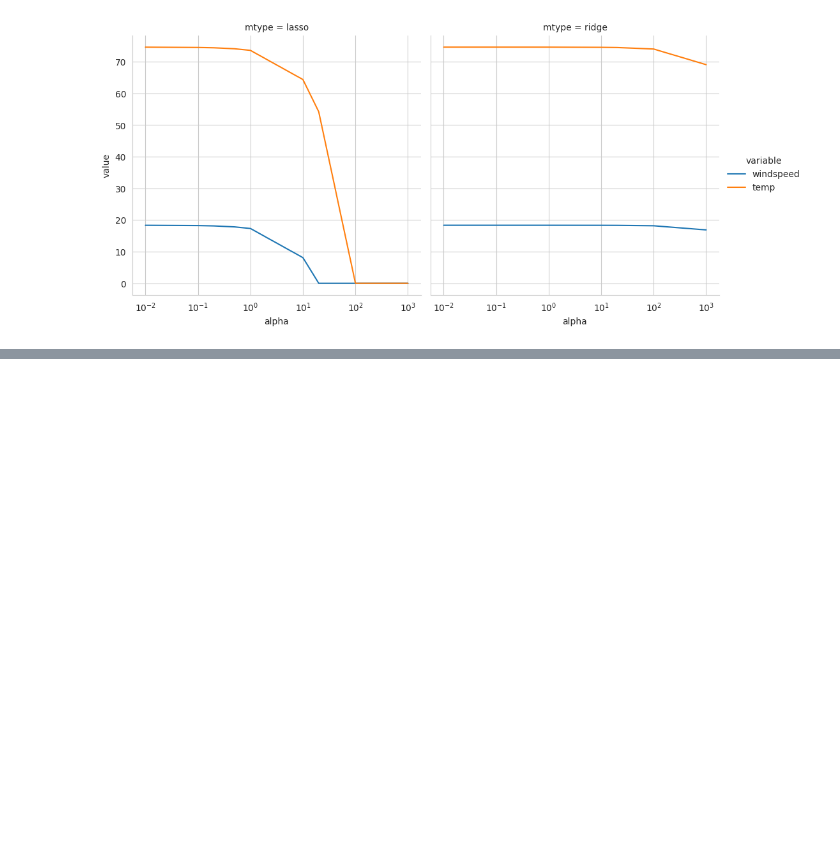
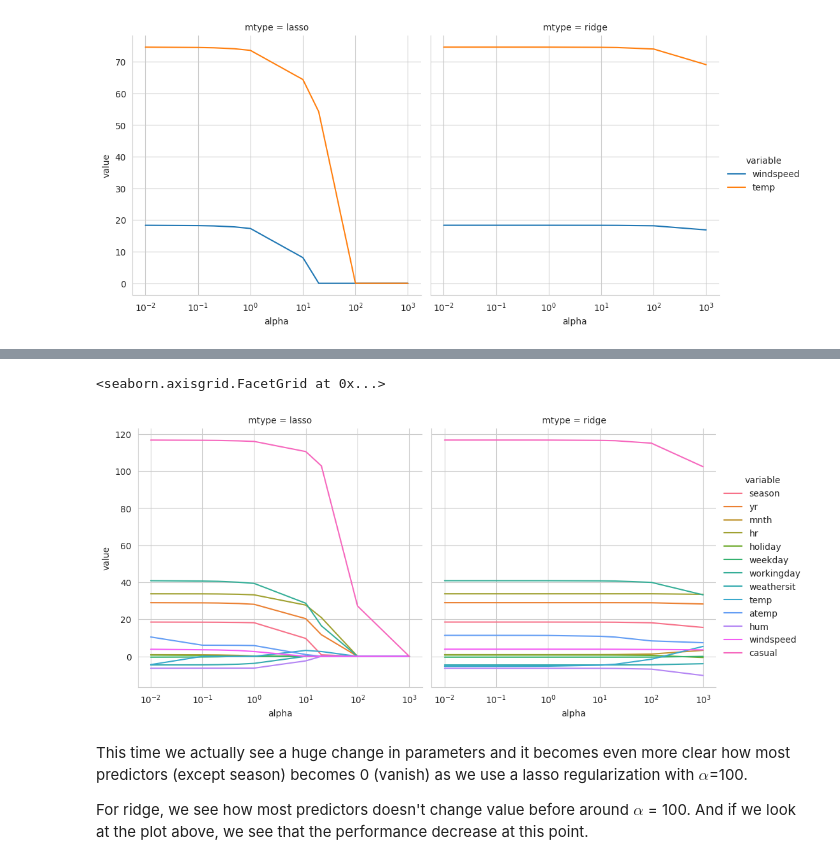
Before and after one commit to laurawpaaby/DataSci-AU-24, a Jupyter notebook: nbs/class_03/exercise_ANSWER.ipynb, the cells around one changed output, grey strips where cells are left out. Cells and saved outputs as stored; diff of their text form; code cells hidden in the pictures; blank space fills up the shorter version.

```diff
--- a/nbs/class_03/exercise_ANSWER.ipynb
+++ b/nbs/class_03/exercise_ANSWER.ipynb
@@ -248,0 +353,3 @@ grid.set(xscale="log")
+# %%
+models = {} # storing fitted models in the next chunk
+models['linear-0.0'] = reg
@@ -248,0 +358,16 @@ grid.set(xscale="log")
+# %%
+for alpha in [0.01, 0.1, 0.2, 0.5, 1.0, 20.0, 10.0, 100.0, 1000.0]:
+    for est in [Lasso, Ridge]:
+        if est == Lasso:
+            id = 'lasso'
+        else:
+            id = 'ridge'
+        reg = est(alpha=alpha).fit(X_train, y_train)
+        models[f'{id}-{alpha}'] = reg
+        for x,y,nsplit in zip([X_train, X_val, X_test],
+                            [y_train, y_val, y_test],
+                            ['train', 'val', 'test']):
+            evaluate(model=reg,
+                    X=x, y=y,
+                    nsplit=nsplit,
+                    model_name=f'linear-{id}-alpha-{alpha}')
@@ -248,0 +386,18 @@ grid.set(xscale="log")
+# %%
+coefs = pd.DataFrame(np.vstack([v.coef_.round(4) for v in models.values()]),
+                     columns=X.iloc[:,:13].columns) # update so all predictors are included
+coefs['mtype'] = [k.split('-')[0] for k in models.keys()]
+coefs['alpha'] = [float(k.split('-')[1]) for k in models.keys()]
+coefs = pd.melt(coefs, id_vars=['mtype', 'alpha'])# turning data into long format
+# %%
+grid = sns.relplot(data=coefs[coefs['mtype']!='linear'],
+                   x='alpha', y='value',
+                   hue='variable', col='mtype', kind='line')
+grid.set(xscale="log")
+# %% [output]
+<seaborn.axisgrid.FacetGrid at 0x...>
+[figure, added]
+# %% [markdown]
+ This time we actually see a huge change in parameters and it becomes even more clear how most predictors (except season) becomes 0 (vanish) as we use a lasso regularization with $\alpha$=100.
+
+ For ridge, we see how most predictors doesn't change value before around $\alpha$ = 100. And if we look at the plot above, we see that the performance decrease at this point.
```
Also changed, not shown: parts of 17 cells of this notebook.
